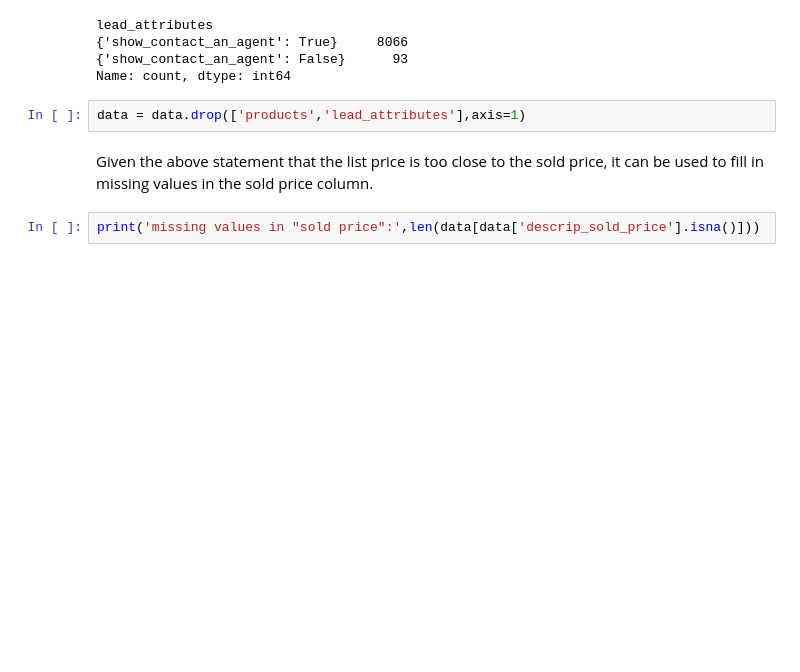
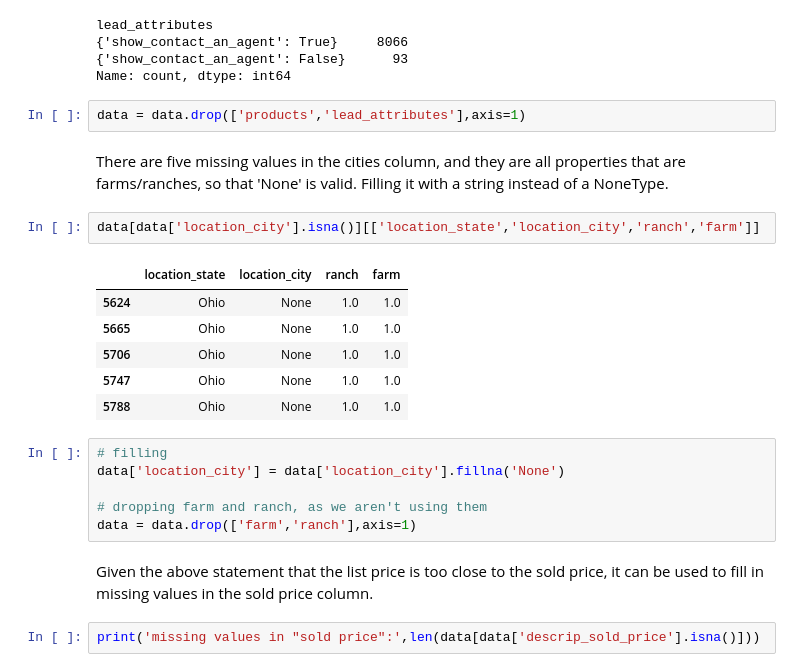
Before and after one commit to MeghanBarritt/midterm_project_datasci, a Jupyter notebook: notebooks/1 - EDA.ipynb, the cells around one changed output. Cells and saved outputs as stored; diff of their text form; blank space fills up the shorter version.

```diff
--- a/notebooks/1 - EDA.ipynb
+++ b/notebooks/1 - EDA.ipynb
@@ -103,6 +103,23 @@ lead_attributes
 Name: count, dtype: int64
 # %%
 data = data.drop(['products','lead_attributes'],axis=1)
+# %% [markdown]
+There are five missing values in the cities column, and they are all properties that are farms/ranches, so that 'None' is valid. Filling it with a string instead of a NoneType.
+# %%
+data[data['location_city'].isna()][['location_state','location_city','ranch','farm']]
+# %% [output]
+|  | location_state | location_city | ranch | farm |
+| 5624 | Ohio | None | 1.0 | 1.0 |
+| 5665 | Ohio | None | 1.0 | 1.0 |
+| 5706 | Ohio | None | 1.0 | 1.0 |
+| 5747 | Ohio | None | 1.0 | 1.0 |
+| 5788 | Ohio | None | 1.0 | 1.0 |
+# %%
+# filling
+data['location_city'] = data['location_city'].fillna('None')
+
+# dropping farm and ranch, as we aren't using them
+data = data.drop(['farm','ranch'],axis=1)
 # %% [markdown]
 Given the above statement that the list price is too close to the sold price, it can be used to fill in missing values in the sold price column.
 # %%
```
Also changed, not shown: parts of 26 cells of this notebook.
